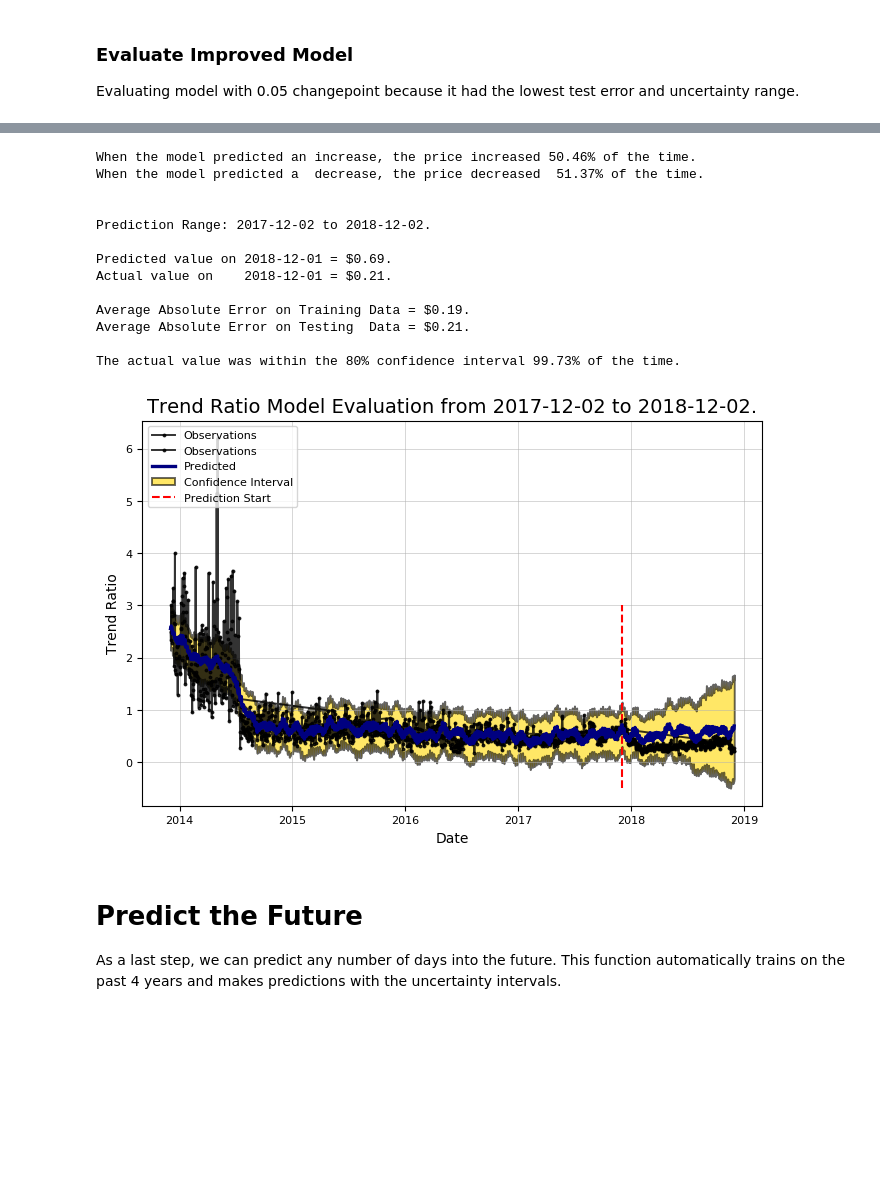
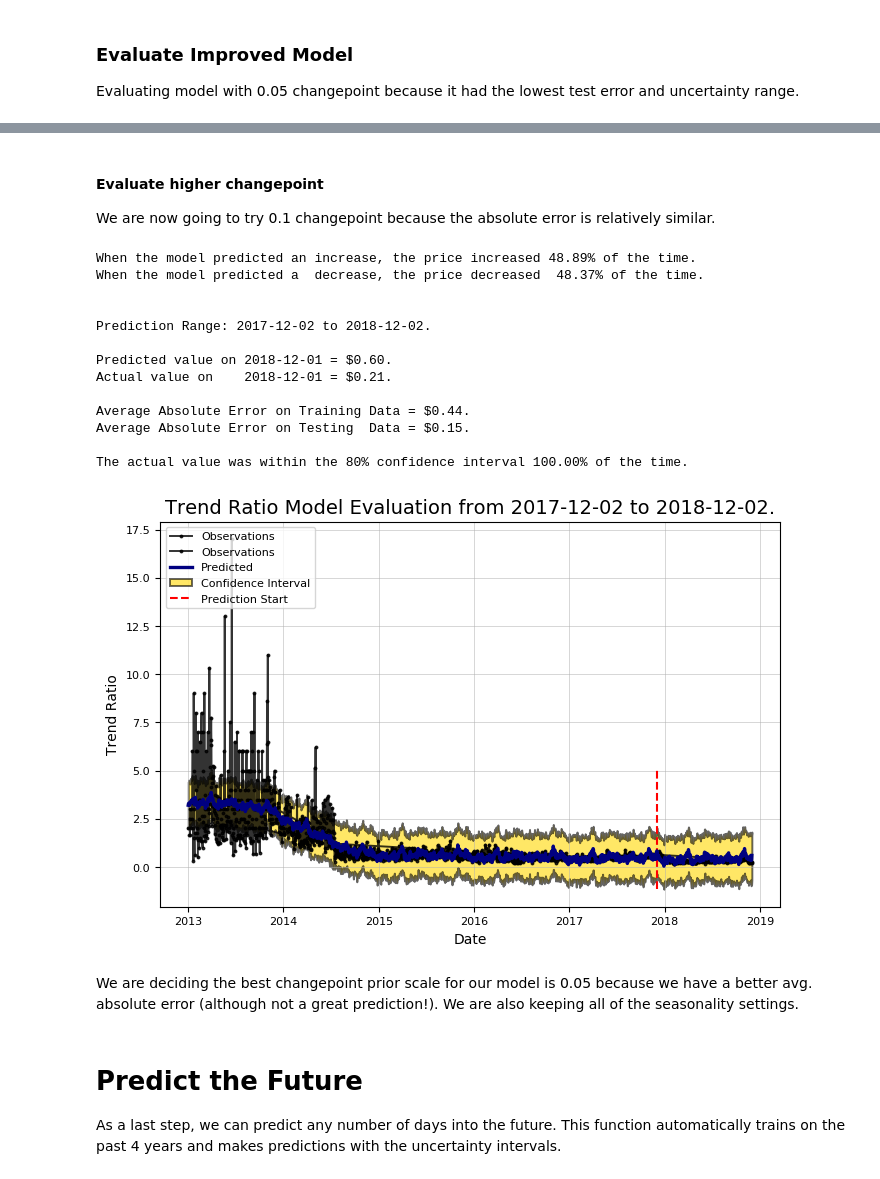
Before and after one commit to lauramayol/crypto_signal, a Jupyter notebook: crypto_signal/Trend Prediction.ipynb, the cells around one changed output, grey strips where cells are left out. Drawn from its saved outputs; the diff is of its cells as text; code cells hidden in the pictures; blank space fills up the shorter version.

```diff
--- a/crypto_signal/Trend Prediction.ipynb
+++ b/crypto_signal/Trend Prediction.ipynb
@@ -73,4 +73,3 @@ We can create a basic model (with no predictions) trained on the past 4 years of
 # %%
-future_trend.training_years=4
 model, model_data = future_trend.create_prophet_model()
 # %% [output]
@@ -140,5 +139,6 @@ The changepoint prior scale represents the amount of weight given to the changep
 
 We will start with a range of four priors to compare. First, we can graphically compare them to get an intuition of how the priors affect the model.
 # %%
+future_trend.training_years=6
 future_trend.changepoint_prior_analysis(changepoint_priors=[0.001, 0.05, 0.1, 0.2])
 # %% [output]
@@ -205,21 +205,26 @@ The actual value was within the 80% confidence interval 97.81% of the time.
+# %% [markdown]
+#### Evaluate higher changepoint
+We are now going to try 0.1 changepoint because the absolute error is relatively similar.
 # %%
-future_trend.changepoint_prior_scale=0.15
+future_trend.changepoint_prior_scale=0.1
 future_trend.view_prediction();
 # %% [output]
-When the model predicted an increase, the price increased 50.46% of the time.
-When the model predicted a  decrease, the price decreased  51.37% of the time.
+When the model predicted an increase, the price increased 48.89% of the time.
+When the model predicted a  decrease, the price decreased  48.37% of the time.
 
 
 Prediction Range: 2017-12-02 to 2018-12-02.
 
-Predicted value on 2018-12-01 = $0.69.
+Predicted value on 2018-12-01 = $0.60.
 Actual value on    2018-12-01 = $0.21.
 
-Average Absolute Error on Training Data = $0.19.
-Average Absolute Error on Testing  Data = $0.21.
+Average Absolute Error on Training Data = $0.44.
+Average Absolute Error on Testing  Data = $0.15.
 
-The actual value was within the 80% confidence interval 99.73% of the time.
+The actual value was within the 80% confidence interval 100.00% of the time.
-[figure, old version]
+[figure, new version]
+# %% [markdown]
+We are deciding the best changepoint prior scale for our model is 0.05 because we have a better avg. absolute error (although not a great prediction!). We are also keeping all of the seasonality settings.
 # %% [markdown]
 # Predict the Future
 
```
Also changed, not shown: parts of 13 cells of this notebook, 13 other files.
